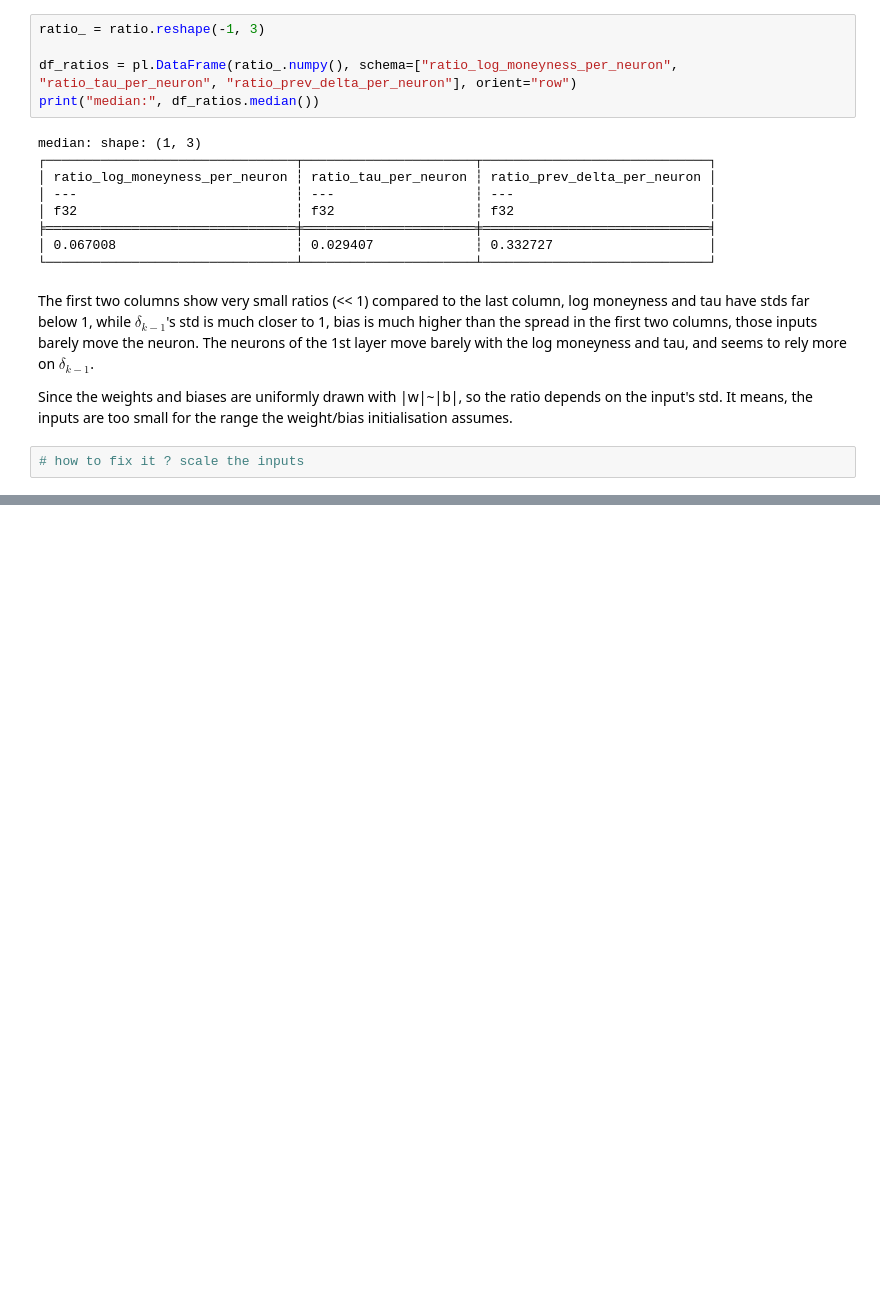
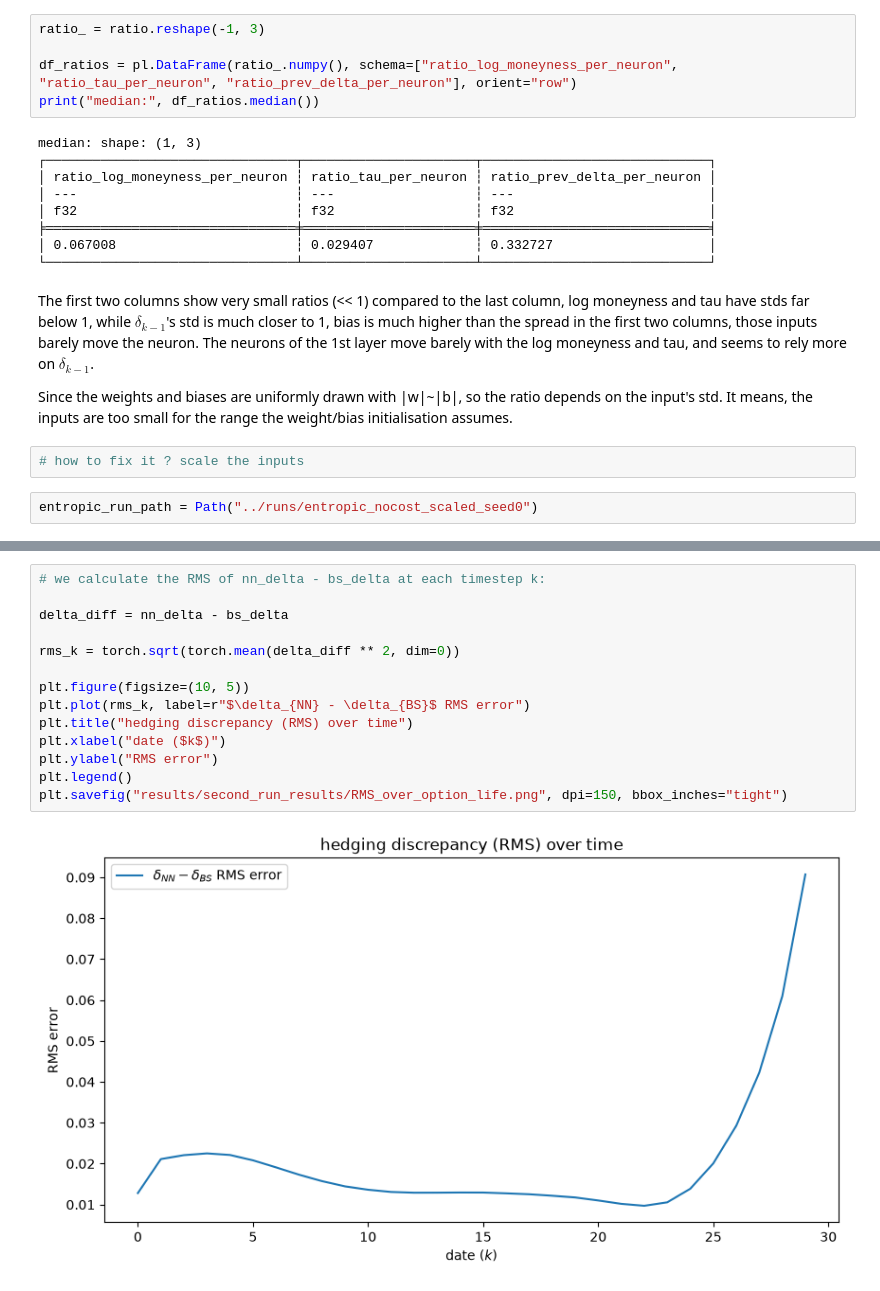
Before and after one commit to AnesABDOU/DeepHedging, a Jupyter notebook: notebooks/nn_res_analysis.ipynb, the cells around one changed output, grey strips where cells are left out. Cells and saved outputs as stored; diff of their text form; blank space fills up the shorter version.

```diff
--- a/notebooks/nn_res_analysis.ipynb
+++ b/notebooks/nn_res_analysis.ipynb
@@ -424,3 +423,5 @@ The neurons of the 1st layer move barely with the log moneyness and tau, and see
 Since the weights and biases are uniformly drawn with |w|~|b|, so the ratio depends on the input's std. It means, the inputs are too small for the range the weight/bias initialisation assumes.
 # %%
 # how to fix it ? scale the inputs
+# %%
+entropic_run_path = Path("../runs/entropic_nocost_scaled_seed0")
@@ -426,0 +658,16 @@ Since the weights and biases are uniformly drawn with |w|~|b|, so the ratio depe
+# %%
+# we calculate the RMS of nn_delta - bs_delta at each timestep k:
+
+delta_diff = nn_delta - bs_delta
+
+rms_k = torch.sqrt(torch.mean(delta_diff ** 2, dim=0))
+
+plt.figure(figsize=(10, 5))
+plt.plot(rms_k, label=r"$\delta_{NN} - \delta_{BS}$ RMS error")
+plt.title("hedging discrepancy (RMS) over time")
+plt.xlabel("date ($k$)")
+plt.ylabel("RMS error")
+plt.legend()
+plt.savefig("results/second_run_results/RMS_over_option_life.png", dpi=150, bbox_inches="tight")
+# %% [output]
+[figure, added]
```
Also changed, not shown: parts of 16 cells of this notebook, 4 other files.
